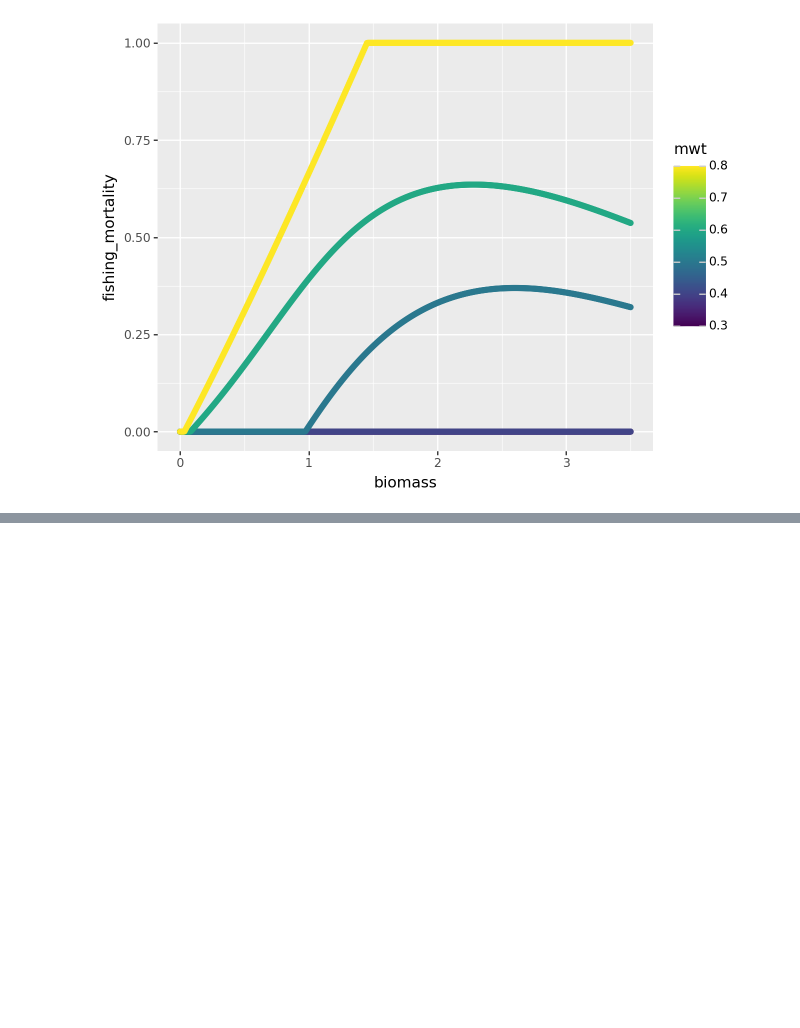
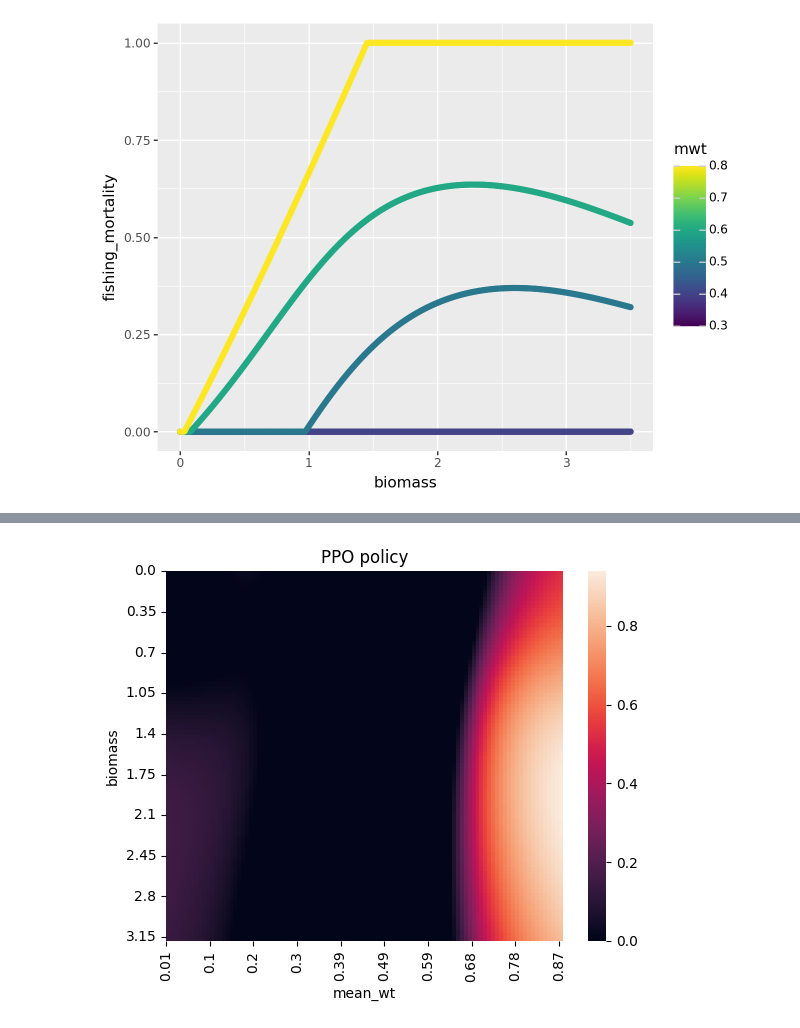
Before and after one commit to petebachant/rl4fisheries, a Jupyter notebook: notebooks/result_plots.ipynb, the cells around one changed output, grey strips where cells are left out. Drawn from its saved outputs; the diff is of its cells as text; code cells hidden in the pictures; blank space fills up the shorter version.

```diff
--- a/notebooks/result_plots.ipynb
+++ b/notebooks/result_plots.ipynb
@@ -89,3 +89,4 @@ eval_env3 = AsmEnv(config=CONFIG3)
 
 MAXWT = eval_env3.parameters["max_wt"]
 MINWT = eval_env3.parameters["min_wt"]
+BOUND = eval_env3.bound
@@ -294,0 +318,15 @@ ggplot(
+# %%
+def policy_2obs(policy_obj, minx=-1, miny=-1, maxx=1, maxy=1, nx=100, ny=100, obs1_name = 'obs1', obs2_name='obs2'):
+    x_obs = np.linspace(minx, maxx, nx)
+    y_obs = np.linspace(miny, maxy, ny)
+    obs_generator = itertools.product(x_obs, y_obs)
+    # obs_list = list(obs_generator)
+    out_dict = {obs1_name: [], obs2_name: [], 'pol': []}
+    for (obs1, obs2) in obs_generator:
+        out_dict[obs1_name].append( BOUND * (obs1+1)/2 )
+        out_dict[obs2_name].append( MINWT + (MAXWT - MINWT) * (obs2+1)/2 )
+        action = policy_obj.predict(np.float32([obs1, obs2]))[0][0]
+        mortality = (action+1)/2
+        out_dict['pol'].append(mortality)
+
+    return out_dict
@@ -294,0 +335,23 @@ ggplot(
+# %%
+import itertools
+import seaborn as sns
+import matplotlib.pyplot as plt
+
+maxx=-1+0.14
+maxy=1
+n_ticks = 10
+
+ppo_pol = pd.DataFrame(policy_2obs(ppoAgent2, maxx=maxx, maxy=maxy, obs1_name='biomass', obs2_name='mean_wt'))
+ppo_pol_pivot = ppo_pol.pivot(index='biomass', columns='mean_wt', values='pol')
+
+ax = sns.heatmap(ppo_pol_pivot)
+ax.set_yticks(list(range(0, 101, 100//n_ticks + 1))) # locations as indices, not values
+ax.set_yticklabels([eval(f"{ (i / n_ticks) * BOUND * (maxx+1)/ 2 :.2f}") for i in range(n_ticks)])
+ax.set_xticks(list(range(0, 101, 100//n_ticks + 1))) # locations as indices, not values
+ax.set_xticklabels([
+    eval(f"{ MINWT + (i / n_ticks) * (MAXWT-MINWT) * (maxy+1)/ 2:.2f}") for i in range(n_ticks)
+])
+ax.set_title("PPO policy")
+plt.show()
+# %% [output]
+[figure, added]
```
Also changed, not shown: parts of 10 cells of this notebook, 1 other file.
